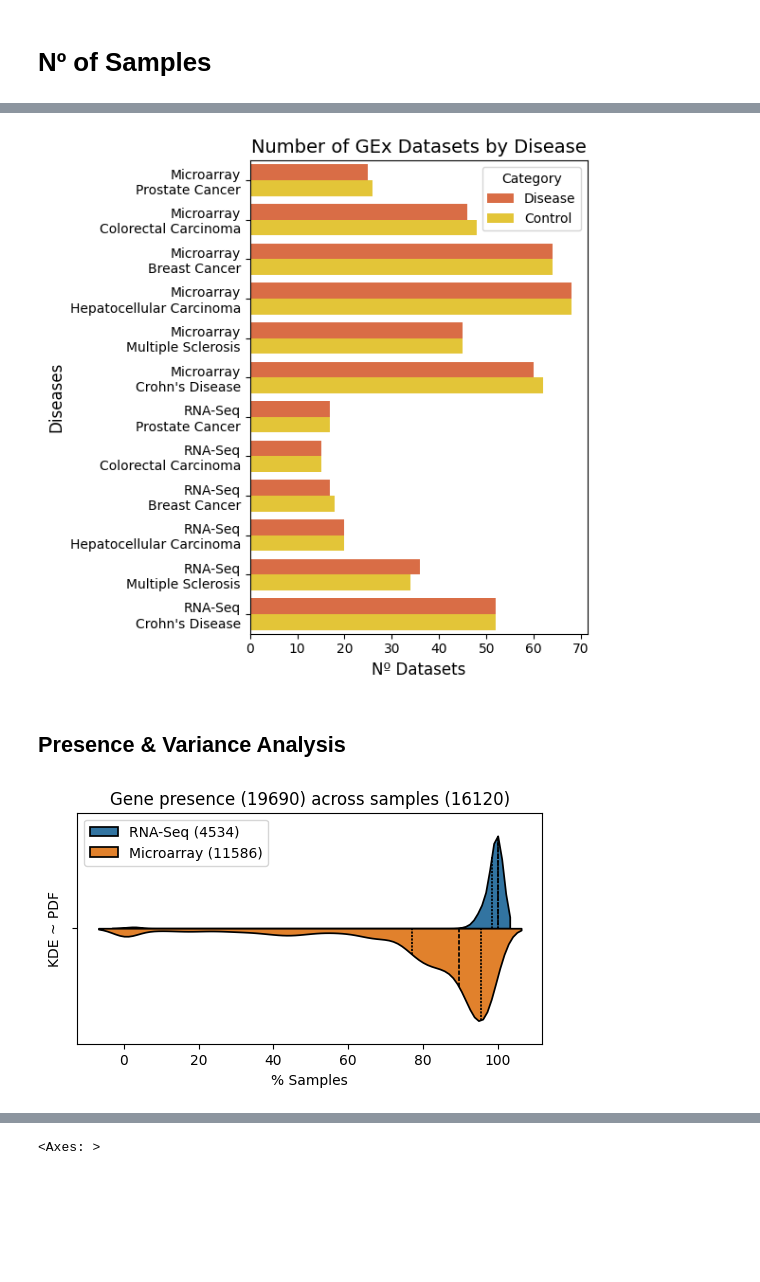
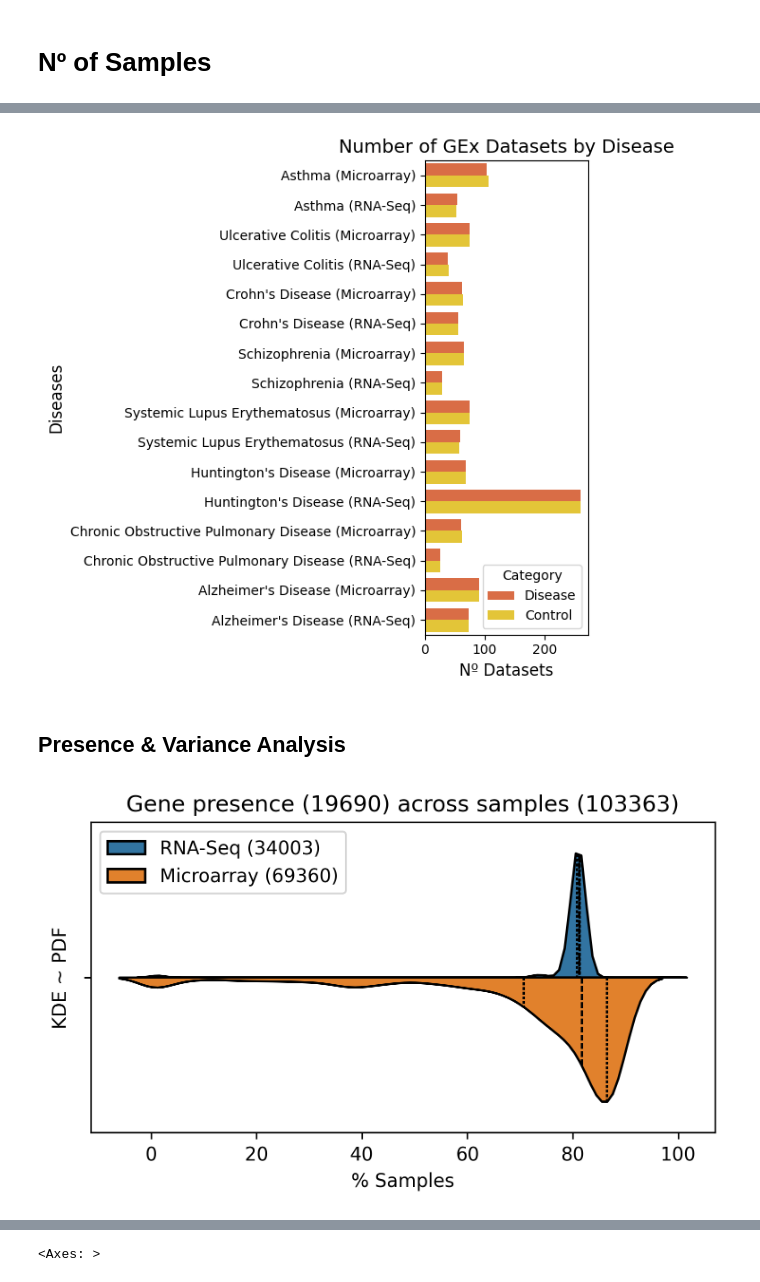
Before and after one commit to 00dylan00/scGPT_playground, a Jupyter notebook: notebooks/pp.data_analysis.ipynb, the cells around one changed output, grey strips where cells are left out. Cells and saved outputs as stored; diff of their text form; code cells hidden in the pictures; blank space fills up the shorter version.

```diff
--- a/notebooks/pp.data_analysis.ipynb
+++ b/notebooks/pp.data_analysis.ipynb
@@ -18,7 +18,7 @@ from tqdm import tqdm
 import seaborn as sns
 
 # variables
-pp_data = "pp_data-24-09-25-03"
+pp_data = "pp_data-24-10-06-01"
 
 metadata_path = "../data/%s/metadata.pkl" % pp_data
 adata_path = "../data/%s/data.h5ad" % pp_data
@@ -521,6 +517,7 @@ plt.savefig(
 import seaborn as sns
 from matplotlib import pyplot as plt
 
+k = 10
 irb_colors = [
     "#ffd81cff",
     "#f6972dff",
@@ -530,11 +527,13 @@ irb_colors = [
     "#002f58ff",
 ]
 
+top_k_diseases = adata.obs["disease_study"].value_counts()[:k].index.to_list()
+
 
 data = list()
-for library in ["Microarray", "RNA-Seq"]:
 
-    for disease in adata.obs["disease_study"].unique():
+for disease in top_k_diseases:
+    for library in ["Microarray", "RNA-Seq"]:
 
         QUERY = "disease_study == @disease & library == @library"
         df_query = adata.obs.query(QUERY)
@@ -544,7 +543,7 @@ for library in ["Microarray", "RNA-Seq"]:
         data.append(
             {
                 "Counts": n_diseases,
-                "Disease": "%s\n%s" % (library, disease),
+                "Disease": "%s (%s)" % (disease, library),
                 "Category": "Disease",
             }
         )
@@ -552,7 +551,7 @@ for library in ["Microarray", "RNA-Seq"]:
         data.append(
             {
                 "Counts": n_controls,
-                "Disease": "%s\n%s" % (library, disease),
+                "Disease": "%s (%s)" % (disease, library),
                 "Category": "Control",
             }
         )
@@ -562,7 +561,7 @@ for library in ["Microarray", "RNA-Seq"]:
 df_data = pd.DataFrame(data)
 
 # Plotting with seaborn
-plt.figure(figsize=(6, 6))
+plt.figure(figsize=(6, 9))
 sns.barplot(
     data=df_data,
     y="Disease",
@@ -574,8 +573,8 @@ sns.barplot(
 
 # Adding labels and title
 plt.xlabel("Nº Samples", fontsize=12)
-plt.ylabel("Diseases", fontsize=12)
-plt.title("Number of GEx Samples by Disease", fontsize=14)
+plt.ylabel("", fontsize=12)
+plt.title(f"Top {k} Number of GEx Samples by Disease", fontsize=14)
 plt.xticks(rotation=0)
 
 plt.tight_layout()
@@ -586,6 +590,7 @@ plt.savefig(os.path.join(output_dir, "n_samples.png"), dpi=300, bbox_inches="tig
 import seaborn as sns
 from matplotlib import pyplot as plt
 
+k = 8
 irb_colors = [
     "#ffd81cff",
     "#f6972dff",
@@ -594,12 +599,11 @@ irb_colors = [
     "#00589bff",
     "#002f58ff",
 ]
-
+top_k_diseases = adata.obs["disease_study"].value_counts()[:k].index.to_list()
 
 data = list()
-for library in ["Microarray", "RNA-Seq"]:
-
-    for disease in adata.obs["disease_study"].unique():
+for disease in top_k_diseases:
+    for library in ["Microarray", "RNA-Seq"]:
 
         QUERY = "disease_study == @disease & library == @library"
         df_query = adata.obs.query(QUERY)
@@ -613,7 +617,7 @@ for library in ["Microarray", "RNA-Seq"]:
         data.append(
             {
                 "Counts": n_diseases,
-                "Disease": "%s\n%s" % (library, disease),
+                "Disease": "%s (%s)" % (disease, library),
                 "Category": "Disease",
             }
         )
@@ -621,36 +625,36 @@ for library in ["Microarray", "RNA-Seq"]:
         data.append(
             {
                 "Counts": n_controls,
-                "Disease": "%s\n%s" % (library, disease),
+                "Disease": "%s (%s)" % (disease, library),
                 "Category": "Control",
             }
         )
 
 
 # Transform the DataFrame to long format
 df_data = pd.DataFrame(data)
 
 # Plotting with seaborn
 plt.figure(figsize=(6, 6))
 sns.barplot(
     data=df_data,
     y="Disease",
     x="Counts",
     hue="Category",
     palette=[irb_colors[2], irb_colors[0]],
     orient="y",
 )
 
 # Adding labels and title
 plt.xlabel("Nº Datasets", fontsize=12)
 plt.ylabel("Diseases", fontsize=12)
 plt.title("Number of GEx Datasets by Disease", fontsize=14)
 plt.xticks(rotation=0)
 
 plt.tight_layout()
 plt.savefig(os.path.join(output_dir, "n_datasets.png"), dpi=300, bbox_inches="tight")
 # %% [output]
-[figure, old version]
+[figure, new version]
 # %% [markdown]
 ## Presence & Variance Analysis
 # %%
@@ -658,7 +662,7 @@ plt.savefig(os.path.join(output_dir, "n_datasets.png"), dpi=300, bbox_inches="ti
 
 import matplotlib.pyplot as plt
 
-plt.figure(figsize=(6, 3))
+plt.figure(figsize=(6, 3), dpi=300)
 
 data = {"Category": list(), "Counts": list()}
 for library in ["RNA-Seq", "Microarray"]:
@@ -693,7 +697,7 @@ plt.savefig(
     bbox_inches="tight",
 )
 # %% [output]
-[figure, old version]
+[figure, new version]
 # %%
 # Plot Gene Variance across samples
 
```
Also changed, not shown: parts of 14 cells of this notebook, 15 other files.
